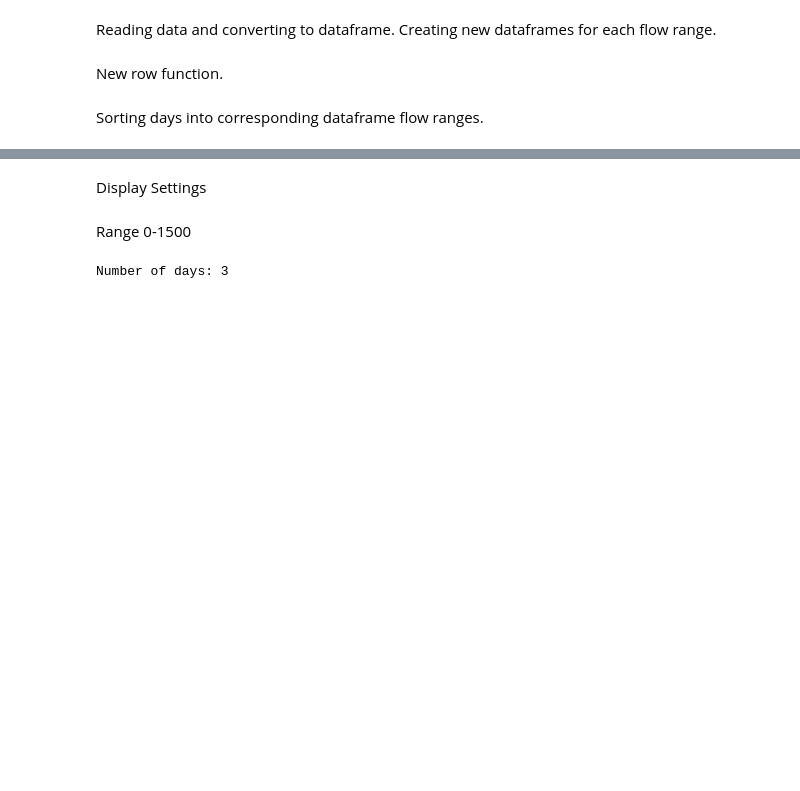
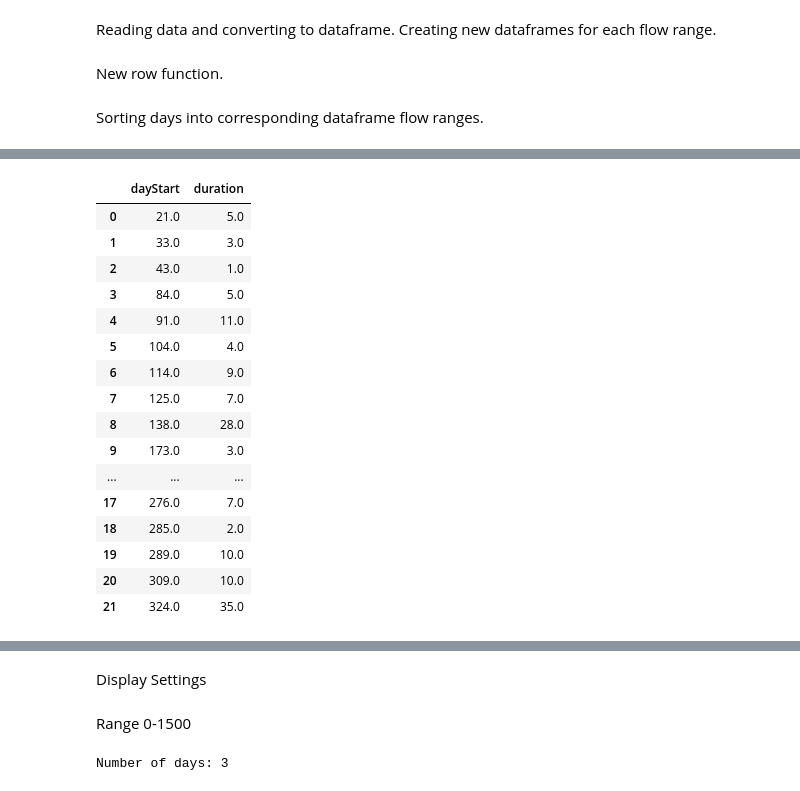
Before and after one commit to annahollandkeener/L-D2, a Jupyter notebook: L&D.ipynb, the cells around one changed output, grey strips where cells are left out. Drawn from its saved outputs; the diff is of its cells as text; code cells hidden in the pictures; blank space fills up the shorter version.

Commit message:
Created tables of durations of flow rate instances

```diff
--- a/L&D.ipynb
+++ b/L&D.ipynb
@@ -160,0 +118,62 @@ instances0_1500 = pd.DataFrame(instancesOver10000)
+# %%
+instances0_1500 = {
+    'dayStart' : [],
+    'duration' : [],
+    }
+
+instances0_1500 = pd.DataFrame(instances0_1500)
+instances0_1500 = flow_duration(range0_1500df, instances0_1500)
+
+print("0-1500")
+print("Number of instances: " + str(len(instances0_1500)))
+display(instances0_1500)
+
+
+instances1500_3500 = {
+    'dayStart' : [],
+    'duration' : [],
+    }
+
+instances1500_3500 = pd.DataFrame(instances1500_3500)
+instances1500_3500 = flow_duration(range1500_3500df, instances1500_3500)
+
+print("\b1500-3500")
+print("Number of instances: " + str(len(instances1500_3500)))
+display(instances1500_3500)
+
+instances3500_7500 = {
+    'dayStart' : [],
+    'duration' : [],
+    }
+
+instances3500_7500 = pd.DataFrame(instances3500_7500)
+instances3500_7500 = flow_duration(range3500_7500df, instances3500_7500)
+
+print("3500-7500")
+print("Number of instances: " + str(len(instances3500_7500)))
+display(instances3500_7500)
+
+instances7500_10000 = {
+    'dayStart' : [],
+    'duration' : [],
+    }
+
+instances7500_10000 = pd.DataFrame(instances7500_10000)
+instances7500_10000 = flow_duration(range7500_10000df, instances7500_10000)
+
+print("7500-10000")
+print("Number of instances: " + str(len(instances7500_10000)))
+display(instances7500_10000)
+
+instancesOver10000 = {
+    'dayStart' : [],
+    'duration' : [],
+    }
+
+instancesOver10000 = pd.DataFrame(instancesOver10000)
+instancesOver10000 = flow_duration(rangeOver10000df, instancesOver10000)
+
+print("> 10000")
+print("Number of instances: " + str(len(instancesOver10000)))
+display(instancesOver10000)
+# %% [output]
@@ -160,0 +199,17 @@ instances0_1500 = pd.DataFrame(instancesOver10000)
+|  | dayStart | duration |
+| 0 | 21.0 | 5.0 |
+| 1 | 33.0 | 3.0 |
+| 2 | 43.0 | 1.0 |
+| 3 | 84.0 | 5.0 |
+| 4 | 91.0 | 11.0 |
+| 5 | 104.0 | 4.0 |
+| 6 | 114.0 | 9.0 |
+| 7 | 125.0 | 7.0 |
+| 8 | 138.0 | 28.0 |
+| 9 | 173.0 | 3.0 |
+| ... | ... | ... |
+| 17 | 276.0 | 7.0 |
+| 18 | 285.0 | 2.0 |
+| 19 | 289.0 | 10.0 |
+| 20 | 309.0 | 10.0 |
+| 21 | 324.0 | 35.0 |
```
Also changed, not shown: parts of 4 cells of this notebook.
